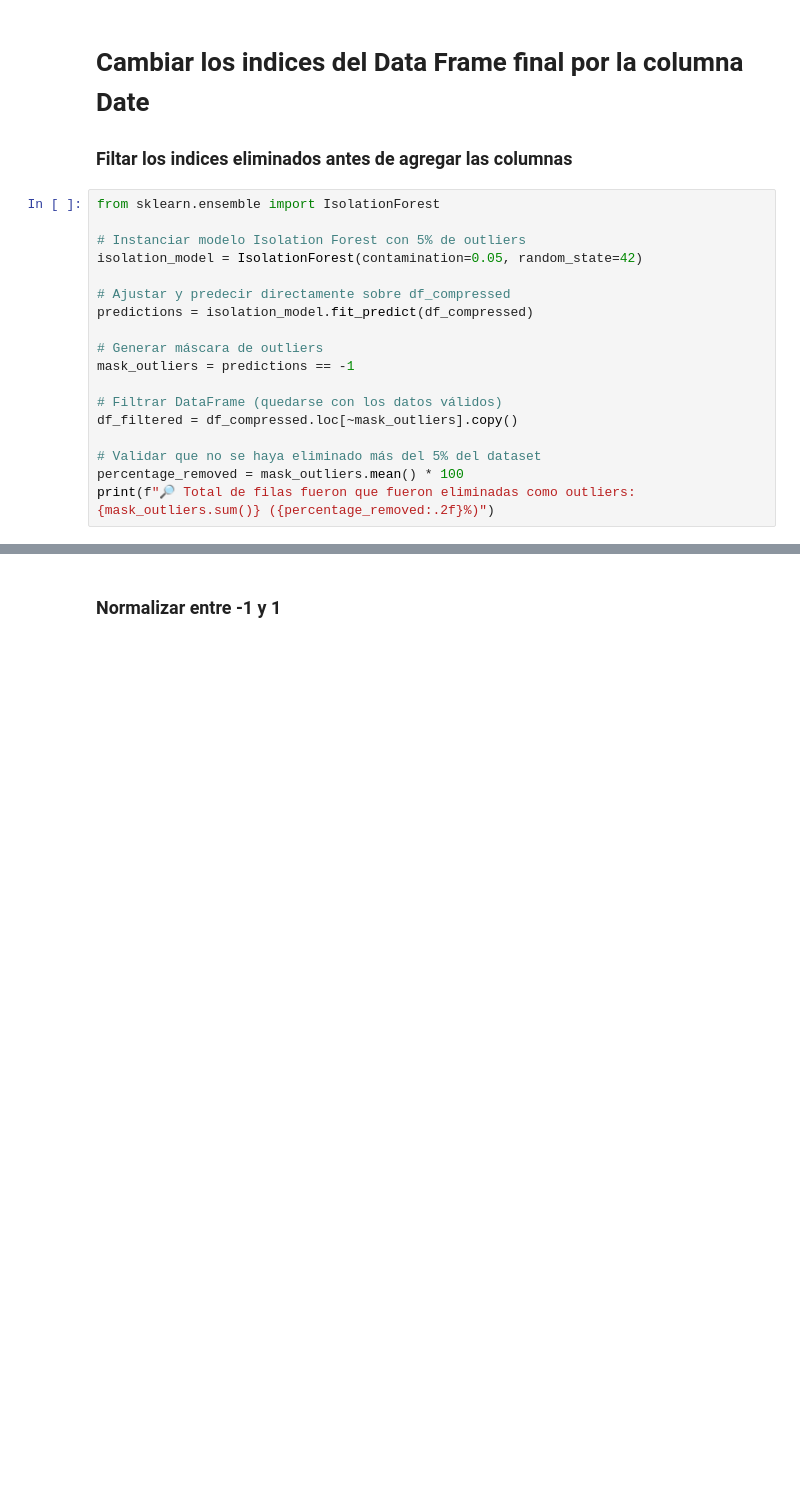
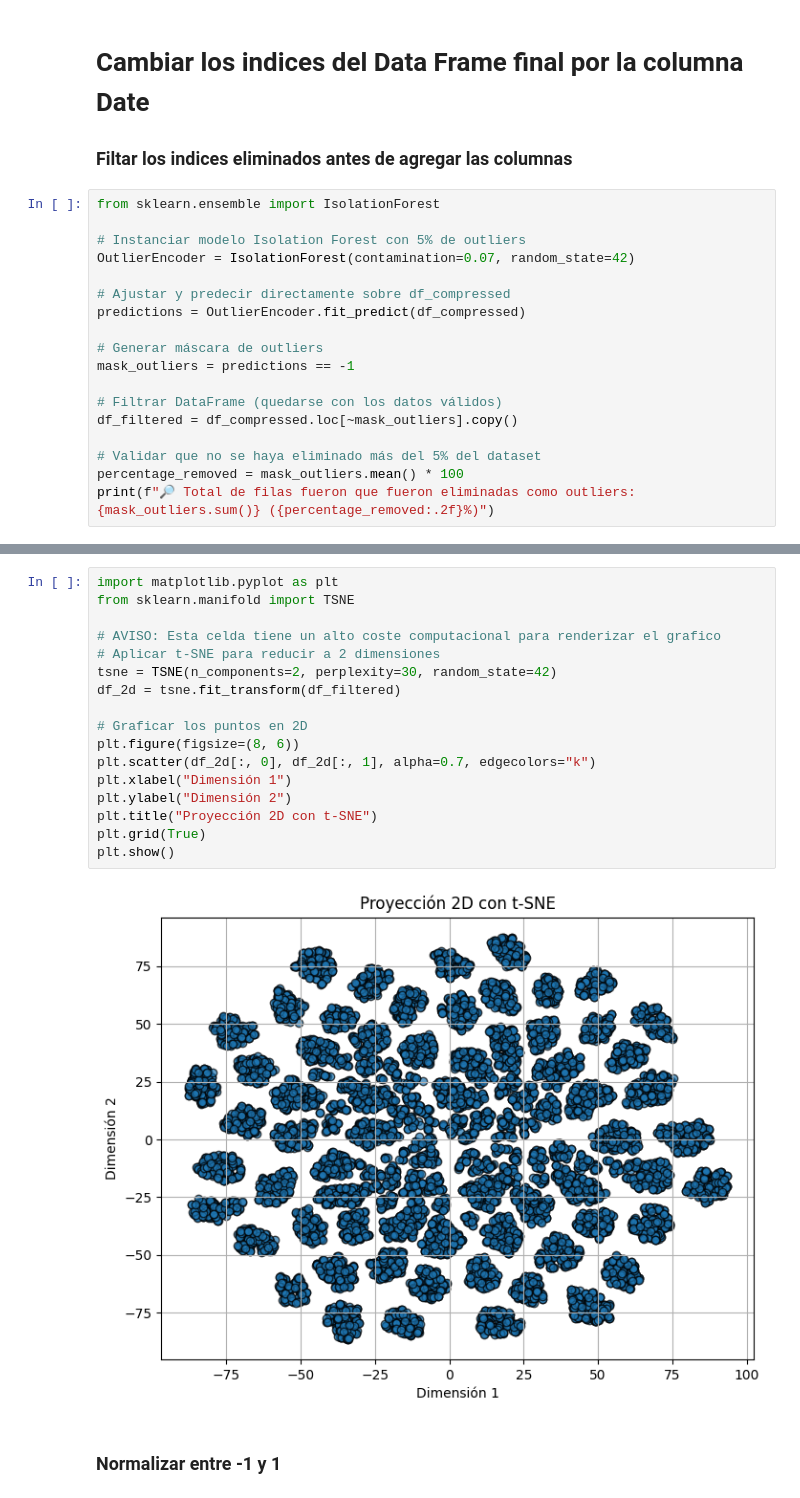
Before and after one commit to Javitodev1/data-science-challenge, a Jupyter notebook: src/doc/02_data_processing_LSTM.ipynb, the cells around one changed output, grey strips where cells are left out. Cells and saved outputs as stored; diff of their text form; blank space fills up the shorter version.

```diff
--- a/src/doc/02_data_processing_LSTM.ipynb
+++ b/src/doc/02_data_processing_LSTM.ipynb
@@ -217,10 +217,10 @@ plt.show()
 from sklearn.ensemble import IsolationForest
 
 # Instanciar modelo Isolation Forest con 5% de outliers
-isolation_model = IsolationForest(contamination=0.05, random_state=42)
+OutlierEncoder = IsolationForest(contamination=0.07, random_state=42)
 
 # Ajustar y predecir directamente sobre df_compressed
-predictions = isolation_model.fit_predict(df_compressed)
+predictions = OutlierEncoder.fit_predict(df_compressed)
 
 # Generar máscara de outliers
 mask_outliers = predictions == -1
@@ -250,3 +236,22 @@ removed_indices.to_series(name='removed_index').to_csv(
+# %%
+import matplotlib.pyplot as plt
+from sklearn.manifold import TSNE
+
+# AVISO: Esta celda tiene un alto coste computacional para renderizar el grafico
+# Aplicar t-SNE para reducir a 2 dimensiones
+tsne = TSNE(n_components=2, perplexity=30, random_state=42)
+df_2d = tsne.fit_transform(df_filtered)
+
+# Graficar los puntos en 2D
+plt.figure(figsize=(8, 6))
+plt.scatter(df_2d[:, 0], df_2d[:, 1], alpha=0.7, edgecolors="k")
+plt.xlabel("Dimensión 1")
+plt.ylabel("Dimensión 2")
+plt.title("Proyección 2D con t-SNE")
+plt.grid(True)
+plt.show()
+# %% [output]
+[figure, added]
 # %% [markdown]
 ### Normalizar entre -1 y 1
 # %%
```
Also changed, not shown: parts of 9 cells of this notebook.
